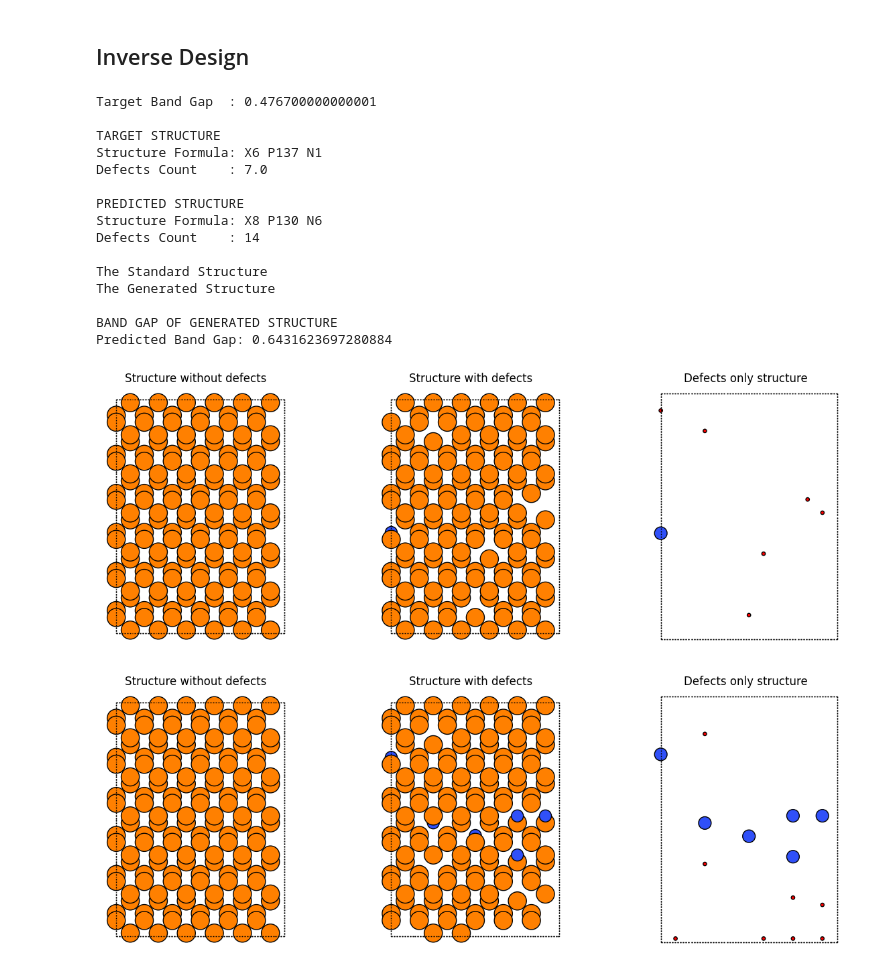
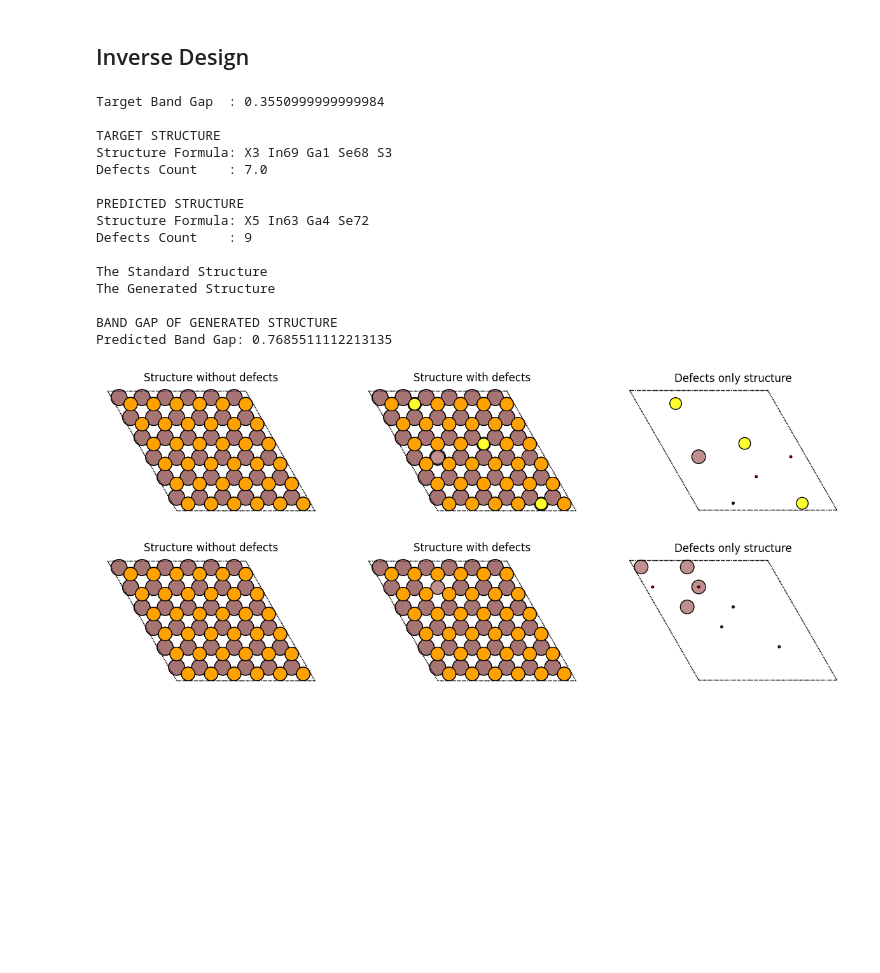
Before and after one commit to AdamKimhub/Msproject1, a Jupyter notebook: cvae1.ipynb, the cells around one changed output. Drawn from its saved outputs; the diff is of its cells as text; code cells hidden in the pictures; blank space fills up the shorter version.

Commit message:
Sufficient working cvae

```diff
--- a/cvae1.ipynb
+++ b/cvae1.ipynb
@@ -112,11 +112,11 @@ sample_val_graphs = get_graphs(sample_val)
 'high_mos2_df = comb_df[comb_df["dataset_material"] == "high_MoS2"]\n\n\nsample_train, sample_val = train_test_split(high_mos2_df, test_size=0.25, random_state=42, stratify=high_mos2_df["strata"])\n\n ...
 # %%
 # Load graphs
-# full_train_graphs = torch.load("Final_Dataset/cvae models/cvae_train_graphs.pt", weights_only=False)
-# full_val_graphs = torch.load("Final_Dataset/cvae models/cvae_val_graphs.pt", weights_only=False)
+# full_train_graphs = torch.load("Final_Dataset/cvae graphs/cvae_train_graphs.pt", weights_only=False)
+# full_val_graphs = torch.load("Final_Dataset/cvae graphs/cvae_val_graphs.pt", weights_only=False)
 
-high_train_graphs = torch.load("Final_Dataset/cvae models/high_cvae_train_graphs.pt", weights_only=False)
-high_val_graphs = torch.load("Final_Dataset/cvae models/high_cvae_val_graphs.pt", weights_only=False)
+high_train_graphs = torch.load("Final_Dataset/cvae graphs/high_cvae_train_graphs.pt", weights_only=False)
+high_val_graphs = torch.load("Final_Dataset/cvae graphs/high_cvae_val_graphs.pt", weights_only=False)
 
 # subset_indices = torch.randperm(2000)[:600]
 # train_sub_dataset = torch.utils.data.Subset(high_train_graphs, subset_indices)
@@ -164,21 +164,28 @@ Mask Dim: 119
 Target Dim: 120
 # %%
 for sample_0 in high_train_loader:
-    print(sample_0)
+    # print(sample_0)
     sample_y = sample_0.y
 
     sample_sites = sample_y[:, :1]
-    sample_species = sample_y[:, 1:]
+    sample_sites = sample_sites.squeeze(-1).to(dtype=torch.long)
+
+    sample_species = torch.argmax(sample_y[:, 1:], dim=1)
 
     print(sample_sites.shape)
+    print(sample_sites)
     print(sample_species.shape)
+    print(sample_species)
 
-    print(torch.argmax(sample_y[:, 1:], dim=1))
 
-    sample_sites = sample_sites.reshape(1, sample_sites.shape[0])
+    # print(torch.argmax(sample_species, dim=1))
 
-    print(sample_sites.shape)
-    print(sample_species.shape)
+    # sample_sites = sample_sites.reshape(1, sample_sites.shape[0])
+    # print(sample_sites.to(dtype=torch.long))
+    # sample_species = sample_species.squeeze(1)
+
+    # print(sample_sites.shape)
+    # print(sample_species.shape)
 
 
     break
@@ -345,3 +367,15 @@ Log var Sample:
        grad_fn=<AddmmBackward0>)
 # %% [markdown]
 ## Decoder
+# %%
+for sample_0 in high_train_loader:
+    # print(sample_0)
+    sample_u = sample_0.u
+    print(sample_u)
+
+    one_hot_materials = sample_u[0, :6].squeeze(-1).to(dtype=torch.long)
+    the_bgv = sample_u[0,6:].unsqueeze(-1)
+
+    print(one_hot_materials)
+    print(the_bgv.shape)
+    break
@@ -993,33 +1056,33 @@ def test_from_df(the_material):
 
     return pristine_structure, full_defective_structure, generated_structure, sample_bgv
 # %%
-original_structure, target_structure, generated_structure, tbgv = test_from_df("P")
+original_structure, target_structure, generated_structure, tbgv = test_from_df("InSe")
 
 # the_cloud = get_cloud(generated_structure, original_structure)
 
 print("\nThe Standard Structure")
 get_visualization(target_structure, original_structure)
 
 print("The Generated Structure")
 get_visualization(generated_structure, original_structure)
 
 print("\nBAND GAP OF GENERATED STRUCTURE")
 predict_bgv(the_model, device, original_structure, generated_structure, tbgv)
 # %% [output]
-Target Band Gap  : 0.476700000000001
+Target Band Gap  : 0.3550999999999984
 
 TARGET STRUCTURE
-Structure Formula: X6 P137 N1
+Structure Formula: X3 In69 Ga1 Se68 S3
 Defects Count    : 7.0
 
 PREDICTED STRUCTURE
-Structure Formula: X8 P130 N6
-Defects Count    : 14
+Structure Formula: X5 In63 Ga4 Se72
+Defects Count    : 9
 
 The Standard Structure
 The Generated Structure
 
 BAND GAP OF GENERATED STRUCTURE
-Predicted Band Gap: 0.6431623697280884
+Predicted Band Gap: 0.7685511112213135
-[figure, old version]
+[figure, new version]
-[figure, old version]
+[figure, new version]
```
Also changed, not shown: parts of 10 cells of this notebook.
